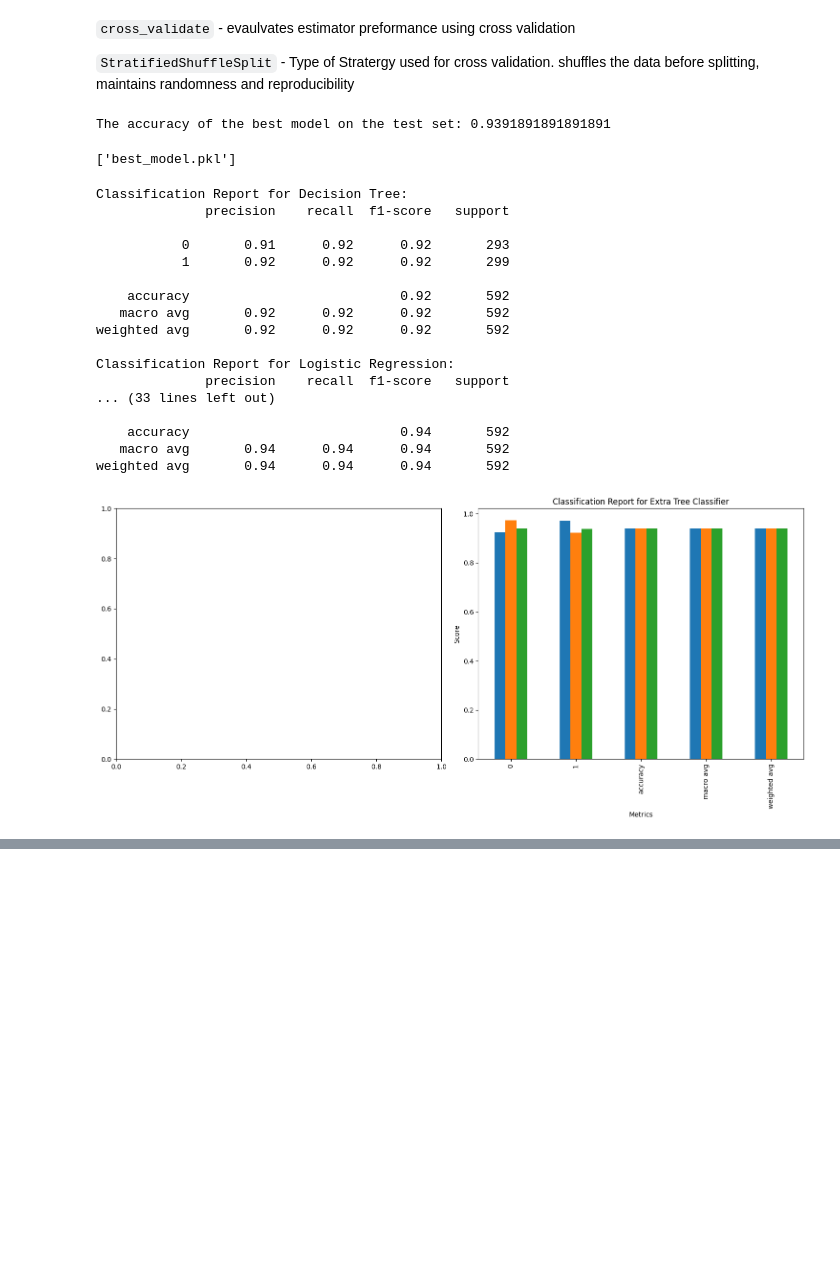
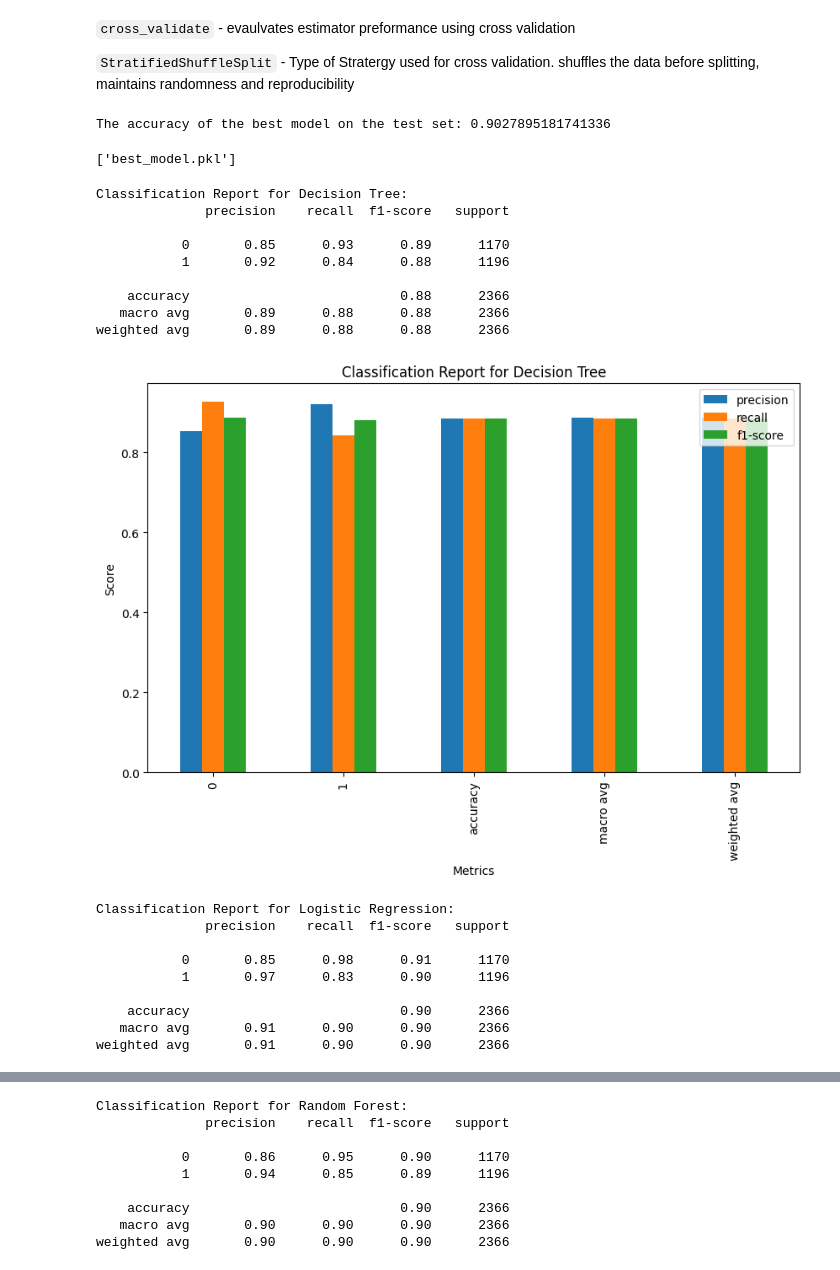
Before and after one commit to ssuriya1/Youtube-Spam-Detection, a Jupyter notebook: training.ipynb, the cells around one changed output, grey strips where cells are left out. Saved outputs shown, nothing was run; the diff lists cells and outputs as text; code cells hidden in the pictures; blank space fills up the shorter version.

Commit message:
Updated docs and training model

```diff
--- a/training.ipynb
+++ b/training.ipynb
@@ -99,7 +99,7 @@ comments_lemma = [[lemma.lemmatize(w) for w in comment] for comment in comments_
 Lemmatizing words example - `running`, `runs`, and `ran` is `run`
 # %%
 # Train-test split
-X_train, X_test, y_train, y_test = train_test_split(comments_lemma, labels, test_size=0.2, shuffle=True, random_state=0, stratify=labels)
+X_train, X_test, y_train, y_test = train_test_split(comments_lemma, labels, test_size=0.8, shuffle=True, random_state=0, stratify=labels)
 # %%
 # Creating bag of words
 X_train_untokenized = [' '.join(comment) for comment in X_train]
@@ -169,7 +175,7 @@ if best_model_name in model_name_mapping:
 else:
     print("Error: Model name not found in mapping")
 # %% [output]
-The accuracy of the best model on the test set: 0.9391891891891891
+The accuracy of the best model on the test set: 0.9027895181741336
 # %%
 # Saving the best model
 dump((best_model, vect), 'best_model.pkl')
@@ -177,39 +183,42 @@ dump((best_model, vect), 'best_model.pkl')
 ['best_model.pkl']
 # %%
 # Generating and displaying classification reports
-fig, axes = plt.subplots(1, 2, figsize=(15, 7))
+# Training and evaluating all models
 for idx, (name, estimator) in enumerate(estimators):
     clf = estimator()
     clf.fit(X_train, y_train)
     y_pred = clf.predict(X_test)
-    report = classification_report(y_test, y_pred, output_dict=True)
+    report = classification_report(y_test, y_pred)
     print(f"Classification Report for {name}:")
-    print(classification_report(y_test, y_pred))
-    df_report = pd.DataFrame(report).transpose()
+    print(report)
+
+    # Generating and displaying classification report plot
+    fig, ax = plt.subplots(figsize=(10, 6))
+    report_dict = classification_report(y_test, y_pred, output_dict=True)
+    df_report = pd.DataFrame(report_dict).transpose()
     df_report.drop(columns=['support'], inplace=True)
-    df_report.plot(kind='bar', ax=axes[1], legend=False)
-    axes[1].set_title('Classification Report')
-    axes[1].set_xlabel('Metrics')
-    axes[1].set_ylabel('Score')
-    axes[1].set_title(f'Classification Report for {name}')
-plt.tight_layout()
-plt.show()
+    df_report.plot(kind='bar', ax=ax)
+    ax.set_title(f'Classification Report for {name}')
+    ax.set_xlabel('Metrics')
+    ax.set_ylabel('Score')
+    plt.show()
 # %% [output]
 Classification Report for Decision Tree:
               precision    recall  f1-score   support
 
-           0       0.91      0.92      0.92       293
-           1       0.92      0.92      0.92       299
+           0       0.85      0.93      0.89      1170
+           1       0.92      0.84      0.88      1196
 
-    accuracy                           0.92       592
-   macro avg       0.92      0.92      0.92       592
-weighted avg       0.92      0.92      0.92       592
-
-Classification Report for Logistic Regression:
-              precision    recall  f1-score   support
-... (33 lines left out)
-
-    accuracy                           0.94       592
-   macro avg       0.94      0.94      0.94       592
-weighted avg       0.94      0.94      0.94       592
+    accuracy                           0.88      2366
+   macro avg       0.89      0.88      0.88      2366
+weighted avg       0.89      0.88      0.88      2366
-[figure, old version]
+[figure, new version]
+Classification Report for Logistic Regression:
+              precision    recall  f1-score   support
+
+           0       0.85      0.98      0.91      1170
+           1       0.97      0.83      0.90      1196
+
+    accuracy                           0.90      2366
+   macro avg       0.91      0.90      0.90      2366
+weighted avg       0.91      0.90      0.90      2366
@@ -215,0 +226,9 @@ weighted avg       0.94      0.94      0.94       592
+Classification Report for Random Forest:
+              precision    recall  f1-score   support
+
+           0       0.86      0.95      0.90      1170
+           1       0.94      0.85      0.89      1196
+
+    accuracy                           0.90      2366
+   macro avg       0.90      0.90      0.90      2366
+weighted avg       0.90      0.90      0.90      2366
```
Also changed, not shown: parts of 3 cells of this notebook, 2 other files.
